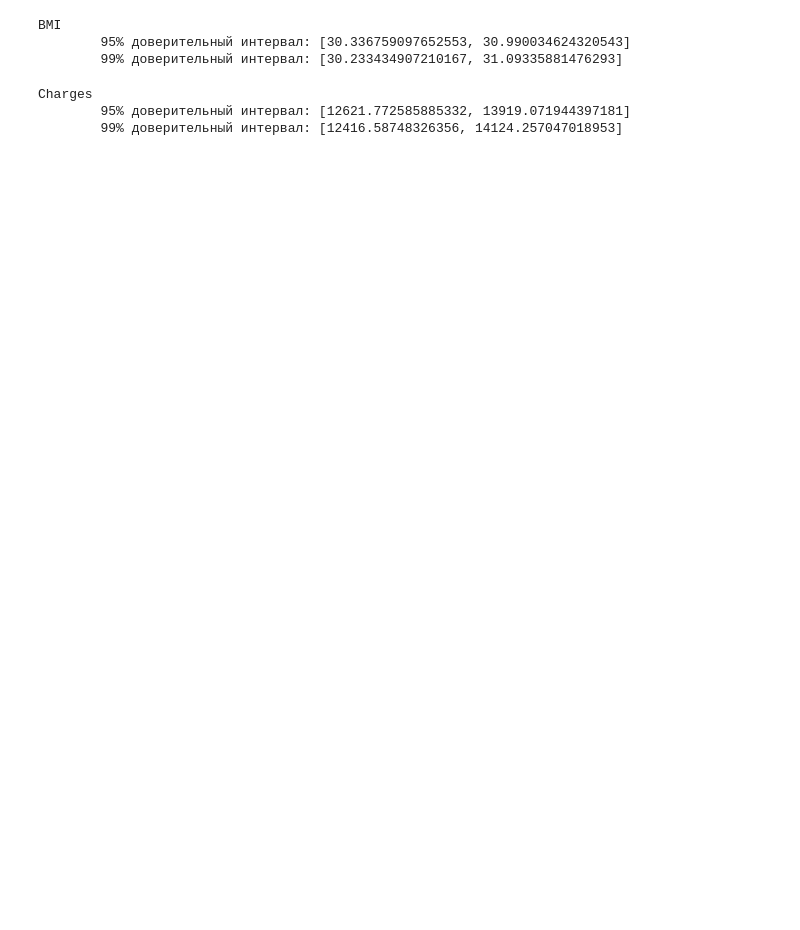
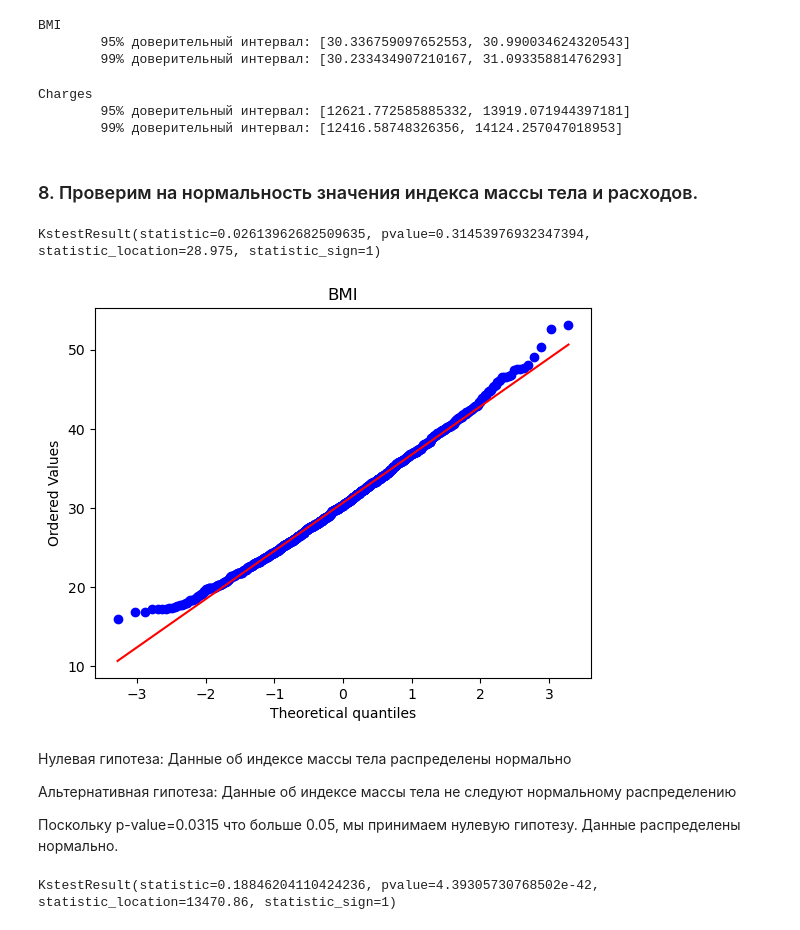
Before and after one commit to Dyaika/mirea_bigdata, a Jupyter notebook: Practive3_RazshildyaevAM.ipynb, the cells around one changed output. Drawn from its saved outputs; the diff is of its cells as text; code cells hidden in the pictures; blank space fills up the shorter version.

```diff
--- a/Practive3_RazshildyaevAM.ipynb
+++ b/Practive3_RazshildyaevAM.ipynb
@@ -246,3 +255,29 @@ print(f'\t99% доверительный интервал: [{l_99}, {h_99}]')
 Charges
         95% доверительный интервал: [12621.772585885332, 13919.071944397181]
         99% доверительный интервал: [12416.58748326356, 14124.257047018953]
+# %% [markdown]
+### 8. Проверим на нормальность значения индекса массы тела и расходов.
+# %%
+loc, scale = stats.norm.fit(bmi)
+test_sk = stats.kstest(bmi, stats.norm(loc=loc, scale=scale).cdf)
+print(test_sk)
+# %% [output]
+KstestResult(statistic=0.02613962682509635, pvalue=0.31453976932347394, statistic_location=28.975, statistic_sign=1)
+# %%
+stats.probplot(bmi, dist="norm", plot=plt)
+plt.title(label='BMI')
+plt.show()
+# %% [output]
+[figure, added]
+# %% [markdown]
+Нулевая гипотеза: Данные об индексе массы тела распределены нормально
+
+Альтернативная гипотеза: Данные об индексе массы тела не следуют нормальному распределению
+
+Поскольку p-value=0.0315 что больше 0.05, мы принимаем нулевую гипотезу. Данные распределены нормально.
+# %%
+loc, scale = stats.norm.fit(charges)
+test_sk = stats.kstest(charges, stats.norm(loc=loc, scale=scale).cdf)
+print(test_sk)
+# %% [output]
+KstestResult(statistic=0.18846204110424236, pvalue=4.39305730768502e-42, statistic_location=13470.86, statistic_sign=1)
```
Also changed, not shown: parts of 16 cells of this notebook.
